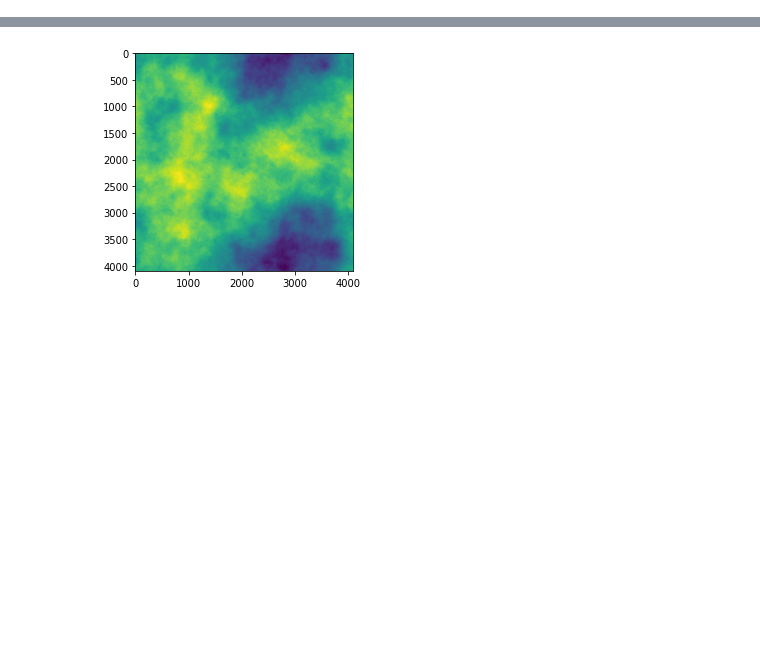
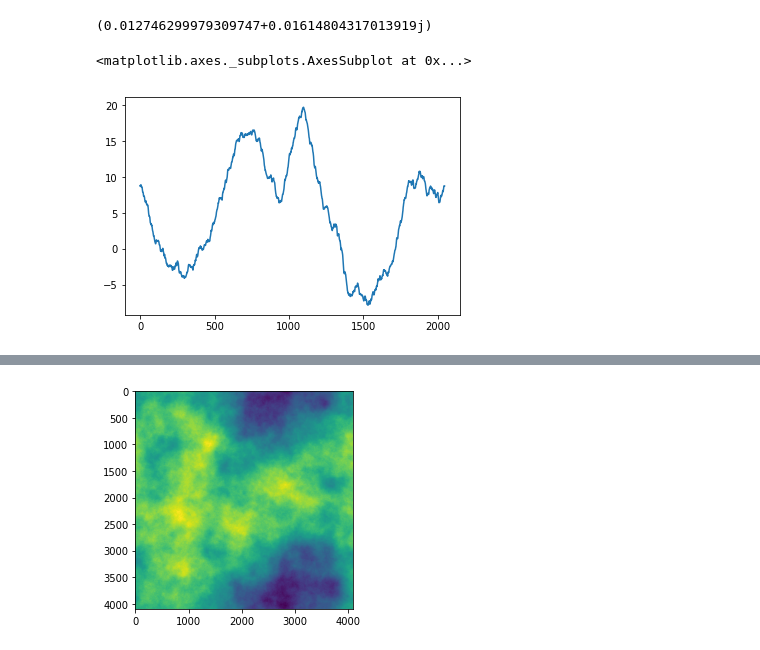
Before and after one commit to jamunozlab/turbulence, a Jupyter notebook: turbsim/turbsim.ipynb, the cells around one changed output, grey strips where cells are left out. Cells and saved outputs as stored; diff of their text form; code cells hidden in the pictures; blank space fills up the shorter version.

```diff
--- a/turbsim/turbsim.ipynb
+++ b/turbsim/turbsim.ipynb
@@ -42,3 +49,29 @@ phz = np.real(ift2(cn, 1))
+# %%
+delta_f = 1/(N*delta)
+f_x = np.arange(-np.floor(N/2), np.floor(N/2)) * delta_f
+f_x, f_y = np.meshgrid(f_x, f_x)
+
+def cart2pol(x, y):
+    f = np.sqrt(x**2 + y**2)
+    th = np.arctan2(y, x)
+    return th, f
+
+th, f = cart2pol(f_x, f_y)
+
+f_m = 5.92/l0/(2*np.pi)
+f_0 = 1/L0
+
+PSD_phi = 0.023 * r0 ** (-5/3) * np.exp(-(f/f_m)**2) / ((f**2 + f_0**2) ** (11/6))
+
+PSD_phi[8, 8] = 0
+
+im = np.random.normal(size=(N, N))
+re = np.random.normal(size=(N, N))
+cn = (1j*im + re) * np.sqrt(PSD_phi) * delta_f
+
+cn.mean()
+# %% [output]
+(0.012746299979309747+0.01614804317013919j)
 # %%
 def ft_phase_screen(D=2, r0=0.1, N=2048, delta=0.0025, L0=1000, l0=0.001):
     delta_f = 1/(N*delta)
@@ -103,3 +134,8 @@ D = str_fcn2_ft(phz)
 # %%
 from matplotlib import pyplot as plt
 %matplotlib inline
+# %%
+pd.Series(ft_phase_screen(N=N, delta=delta, L0=1000, l0=0.0001)[1026]).plot()
+# %% [output]
+<matplotlib.axes._subplots.AxesSubplot at 0x...>
+[figure, added]
```
Also changed, not shown: parts of 24 cells of this notebook.
